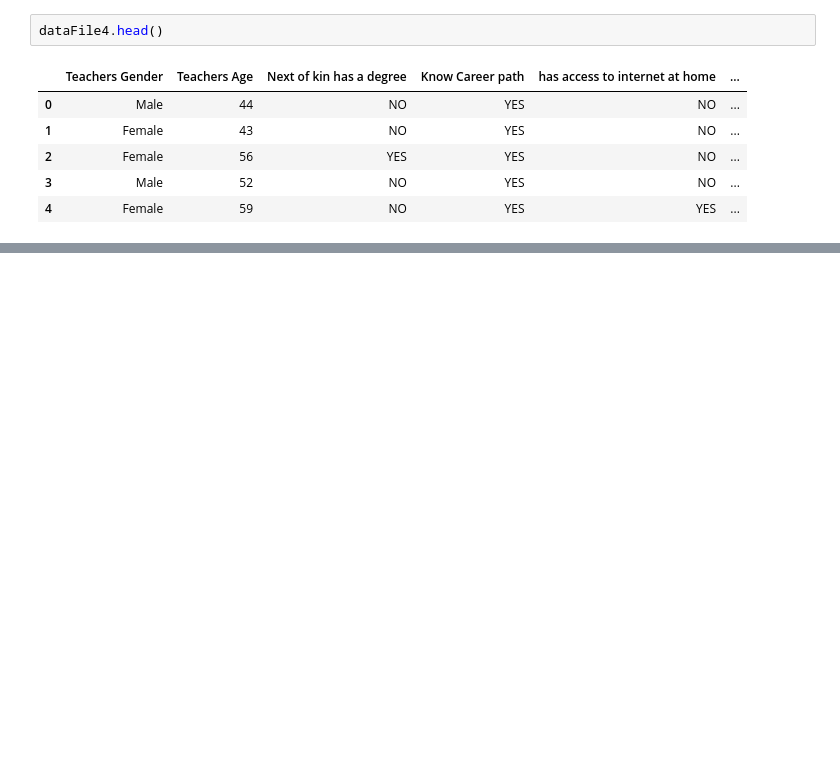
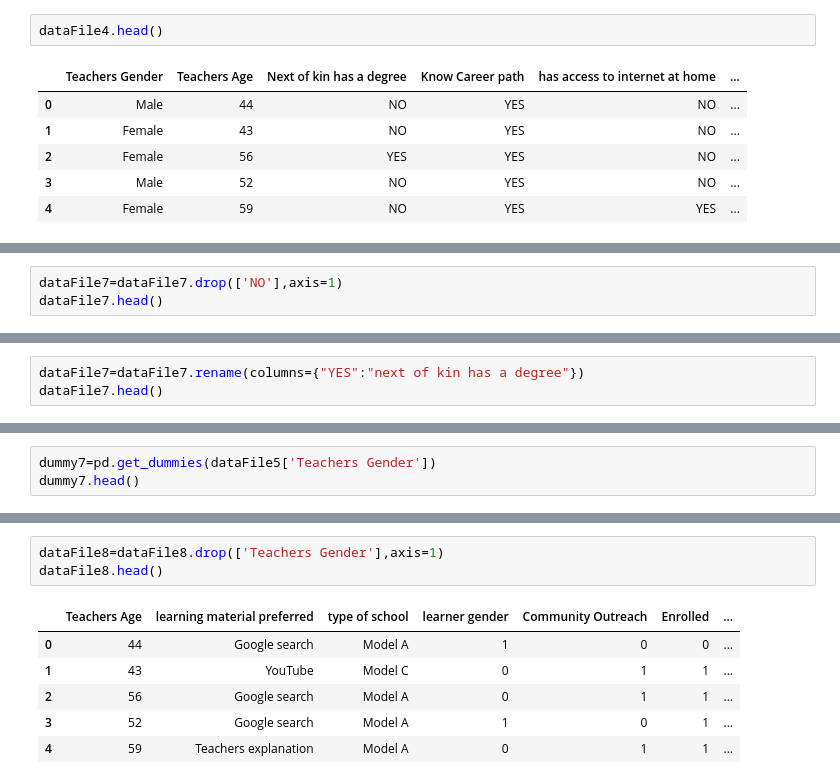
Before and after one commit to Amahle10/meta_devs, a Jupyter notebook: dataAnalysis.ipynb, the cells around one changed output, grey strips where cells are left out. Drawn from its saved outputs; the diff is of its cells as text; blank space fills up the shorter version.

```diff
--- a/dataAnalysis.ipynb
+++ b/dataAnalysis.ipynb
@@ -199,0 +341,3 @@ dataFile4=dataFile3.drop(['NO'],axis=1)
+# %%
+dataFile7=dataFile7.drop(['NO'],axis=1)
+dataFile7.head()
@@ -199,0 +351,3 @@ dataFile4=dataFile3.drop(['NO'],axis=1)
+# %%
+dataFile7=dataFile7.rename(columns={"YES":"next of kin has a degree"})
+dataFile7.head()
@@ -199,0 +361,3 @@ dataFile4=dataFile3.drop(['NO'],axis=1)
+# %%
+dummy7=pd.get_dummies(dataFile5['Teachers Gender'])
+dummy7.head()
@@ -199,0 +381,10 @@ dataFile4=dataFile3.drop(['NO'],axis=1)
+# %%
+dataFile8=dataFile8.drop(['Teachers Gender'],axis=1)
+dataFile8.head()
+# %% [output]
+|  | Teachers Age | learning material preferred | type of school | learner gender | Community Outreach | Enrolled | ... |
+| 0 | 44 | Google search | Model A | 1 | 0 | 0 | ... |
+| 1 | 43 | YouTube | Model C | 0 | 1 | 1 | ... |
+| 2 | 56 | Google search | Model A | 0 | 1 | 1 | ... |
+| 3 | 52 | Google search | Model A | 1 | 0 | 1 | ... |
+| 4 | 59 | Teachers explanation | Model A | 0 | 1 | 1 | ... |
```
Also changed, not shown: parts of 45 cells of this notebook.
